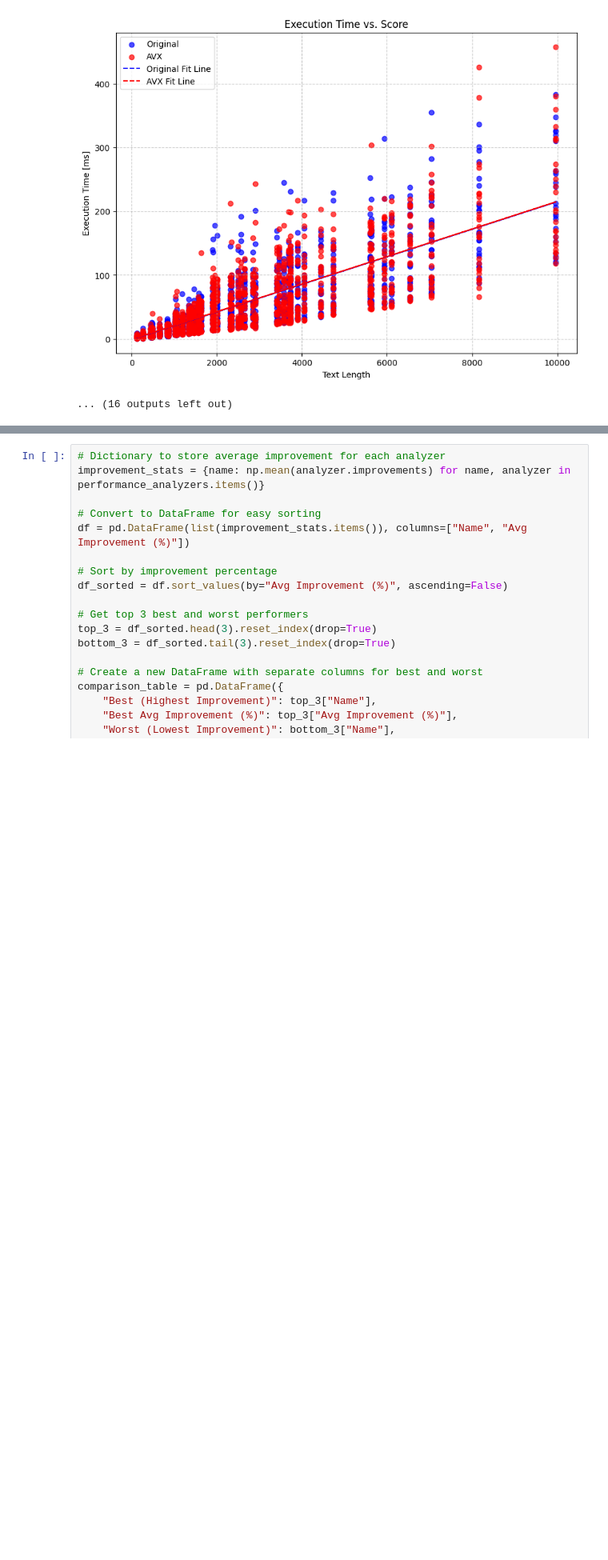
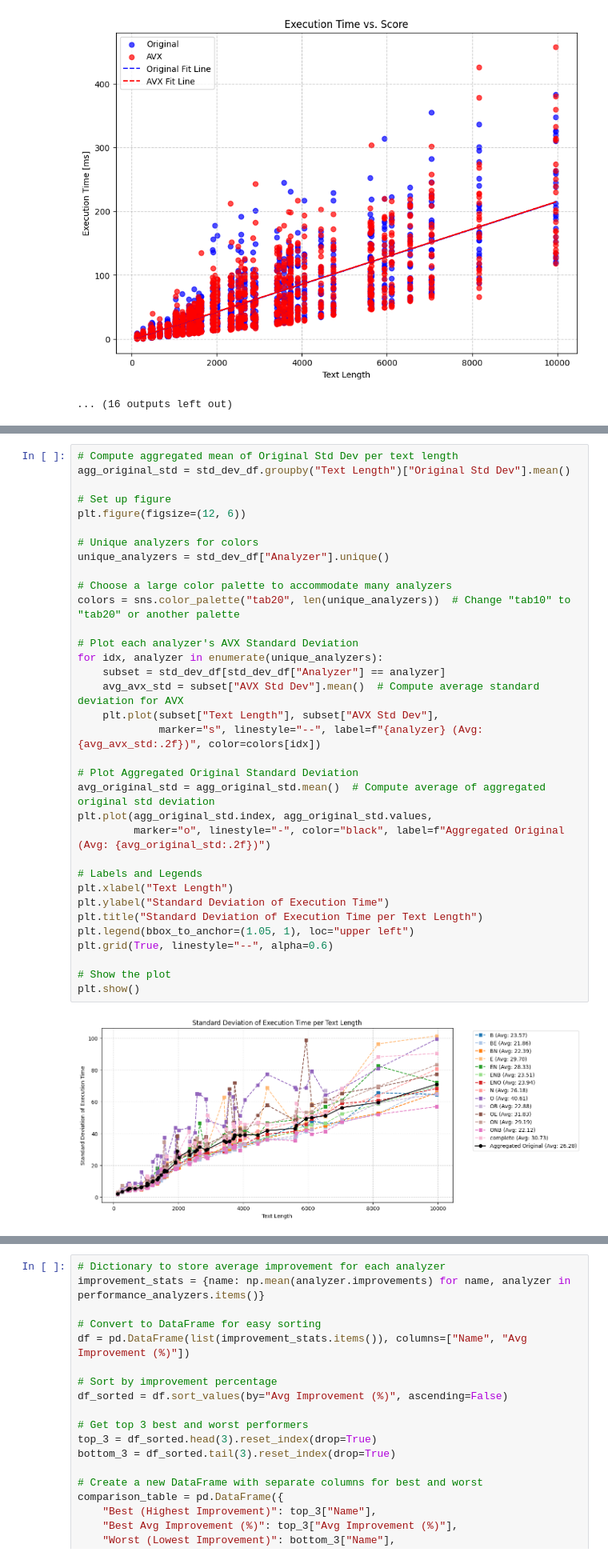
Before and after one commit to TheBanana03/BiWave-X, a Jupyter notebook: examples/benchmark_analysis.ipynb, the cells around one changed output, grey strips where cells are left out. Shown at 80% size. Cells and saved outputs as stored; diff of their text form; blank space fills up the shorter version.

```diff
--- a/examples/benchmark_analysis.ipynb
+++ b/examples/benchmark_analysis.ipynb
@@ -233,0 +312,36 @@ Processing complete with AVX slope: -0.0112, Original slope: -0.0111, Difference
+# %%
+# Compute aggregated mean of Original Std Dev per text length
+agg_original_std = std_dev_df.groupby("Text Length")["Original Std Dev"].mean()
+
+# Set up figure
+plt.figure(figsize=(12, 6))
+
+# Unique analyzers for colors
+unique_analyzers = std_dev_df["Analyzer"].unique()
+
+# Choose a large color palette to accommodate many analyzers
+colors = sns.color_palette("tab20", len(unique_analyzers))  # Change "tab10" to "tab20" or another palette
+
+# Plot each analyzer's AVX Standard Deviation
+for idx, analyzer in enumerate(unique_analyzers):
+    subset = std_dev_df[std_dev_df["Analyzer"] == analyzer]
+    avg_avx_std = subset["AVX Std Dev"].mean()  # Compute average standard deviation for AVX
+    plt.plot(subset["Text Length"], subset["AVX Std Dev"],
+             marker="s", linestyle="--", label=f"{analyzer} (Avg: {avg_avx_std:.2f})", color=colors[idx])
+
+# Plot Aggregated Original Standard Deviation
+avg_original_std = agg_original_std.mean()  # Compute average of aggregated original std deviation
+plt.plot(agg_original_std.index, agg_original_std.values,
+         marker="o", linestyle="-", color="black", label=f"Aggregated Original (Avg: {avg_original_std:.2f})")
+
+# Labels and Legends
+plt.xlabel("Text Length")
+plt.ylabel("Standard Deviation of Execution Time")
+plt.title("Standard Deviation of Execution Time per Text Length")
+plt.legend(bbox_to_anchor=(1.05, 1), loc="upper left")
+plt.grid(True, linestyle="--", alpha=0.6)
+
+# Show the plot
+plt.show()
+# %% [output]
+[figure, added]
```
Also changed, not shown: parts of 8 cells of this notebook, 4 other files.
